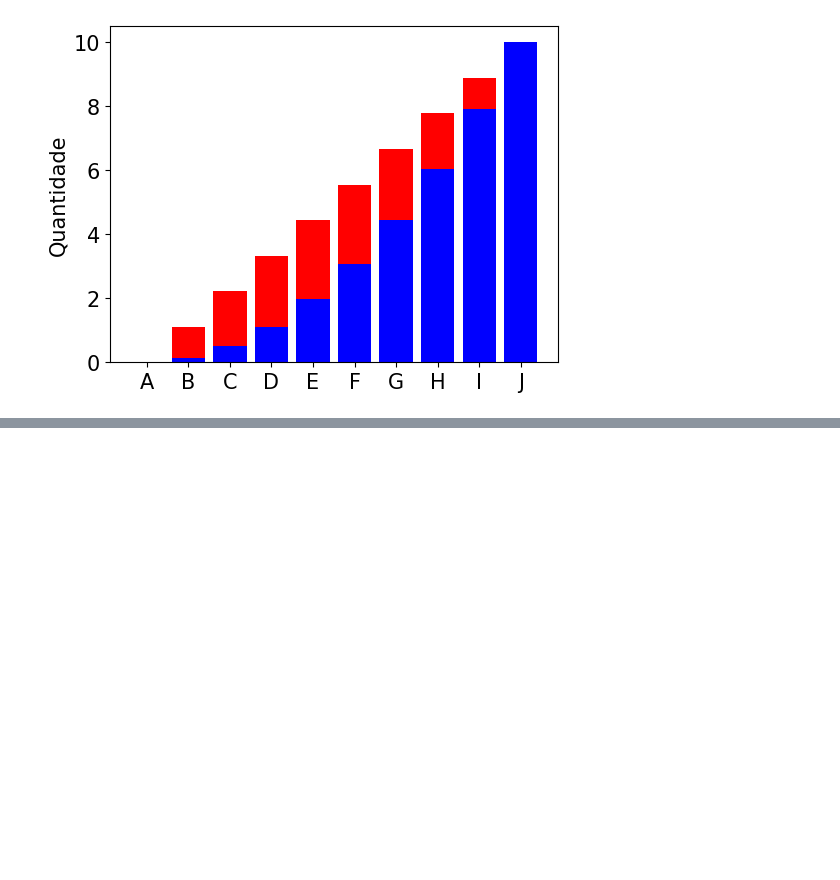
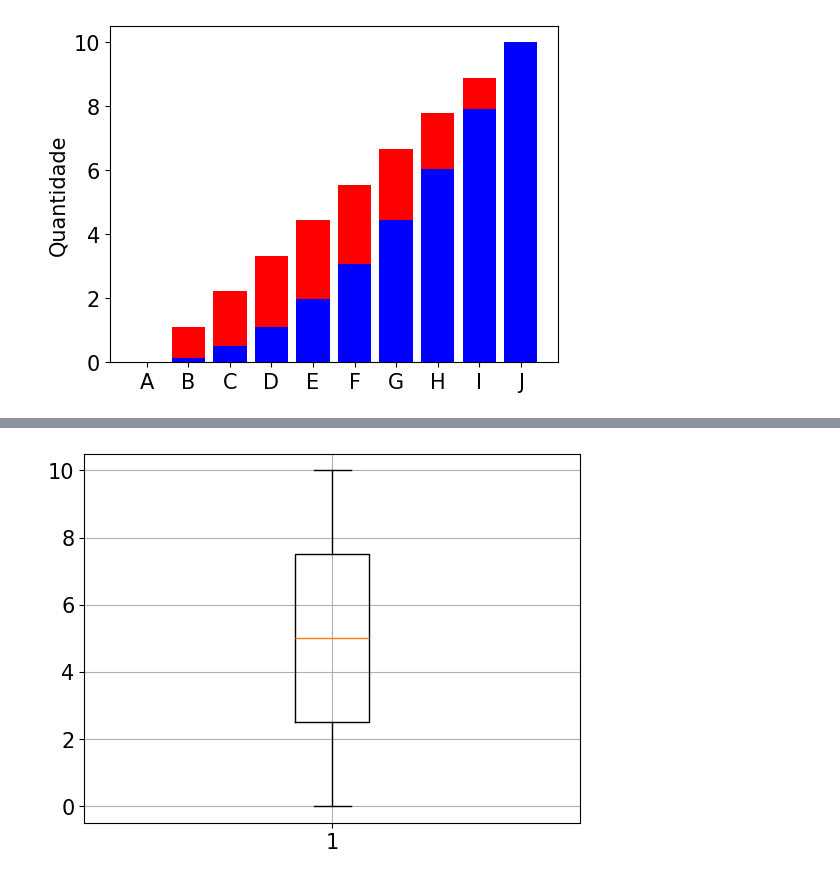
Before and after one commit to Moises654/Desenvolvimento_Back-End_2_semestre_ADS, a Jupyter notebook: Aula 3 e 4/codigo.ipynb, the cells around one changed output, grey strips where cells are left out. Drawn from its saved outputs; the diff is of its cells as text; code cells hidden in the pictures; blank space fills up the shorter version.

Commit message:
Aula 3
Gráfico de barra e boxplot.

```diff
--- a/Aula 3 e 4/codigo.ipynb
+++ b/Aula 3 e 4/codigo.ipynb
@@ -112,0 +118,6 @@ Figura
+# %%
+plt.boxplot(Dados_x) # Plota o boxplot
+plt.grid() # ativa a grade do gráfico
+plt.show()
+# %% [output]
+[figure, added]
```
Also changed, not shown: parts of 1 cell of this notebook.
